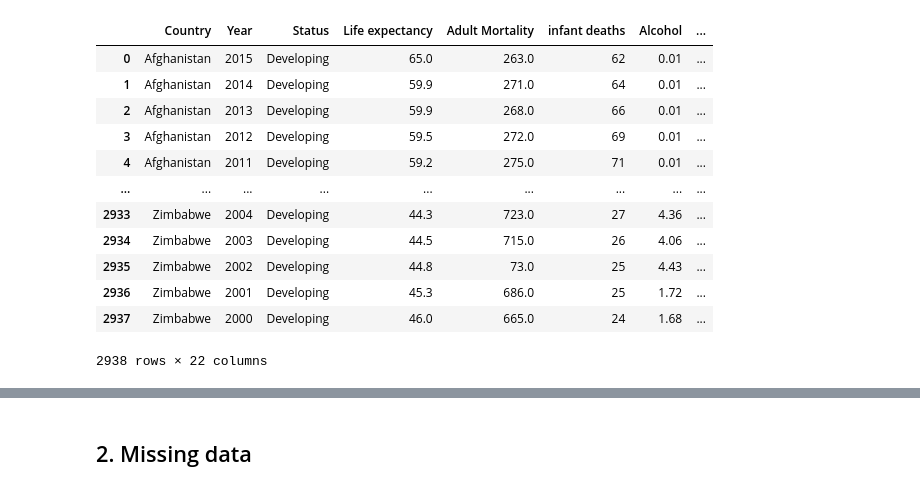
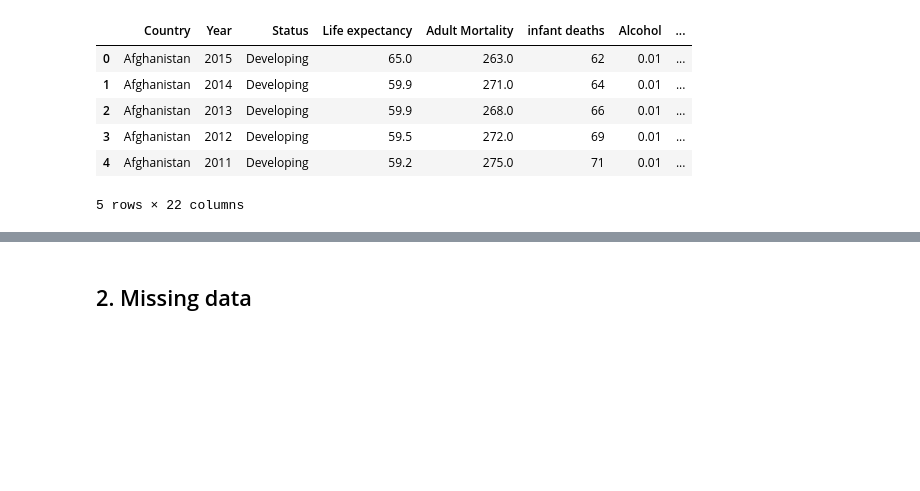
Before and after one commit to YuliiaShymko/LifeExpectancyPredict_LR, a Jupyter notebook: Life_Exp_LR.ipynb, the cells around one changed output, grey strips where cells are left out. Cells and saved outputs as stored; diff of their text form; code cells hidden in the pictures; blank space fills up the shorter version.

```diff
--- a/Life_Exp_LR.ipynb
+++ b/Life_Exp_LR.ipynb
@@ -11,18 +18,12 @@ from sklearn import metrics
 # %%
 data = pd.read_csv('Life Expectancy Data (1).csv')
 # %%
-data
+data.head(5)
 # %% [output]
 |  | Country | Year | Status | Life expectancy | Adult Mortality | infant deaths | Alcohol | ... |
 | 0 | Afghanistan | 2015 | Developing | 65.0 | 263.0 | 62 | 0.01 | ... |
 | 1 | Afghanistan | 2014 | Developing | 59.9 | 271.0 | 64 | 0.01 | ... |
 | 2 | Afghanistan | 2013 | Developing | 59.9 | 268.0 | 66 | 0.01 | ... |
 | 3 | Afghanistan | 2012 | Developing | 59.5 | 272.0 | 69 | 0.01 | ... |
 | 4 | Afghanistan | 2011 | Developing | 59.2 | 275.0 | 71 | 0.01 | ... |
-| ... | ... | ... | ... | ... | ... | ... | ... | ... |
-| 2933 | Zimbabwe | 2004 | Developing | 44.3 | 723.0 | 27 | 4.36 | ... |
-| 2934 | Zimbabwe | 2003 | Developing | 44.5 | 715.0 | 26 | 4.06 | ... |
-| 2935 | Zimbabwe | 2002 | Developing | 44.8 | 73.0 | 25 | 4.43 | ... |
-| 2936 | Zimbabwe | 2001 | Developing | 45.3 | 686.0 | 25 | 1.72 | ... |
-| 2937 | Zimbabwe | 2000 | Developing | 46.0 | 665.0 | 24 | 1.68 | ... |
-2938 rows × 22 columns
+5 rows × 22 columns
```
Also changed, not shown: parts of 17 cells of this notebook.
